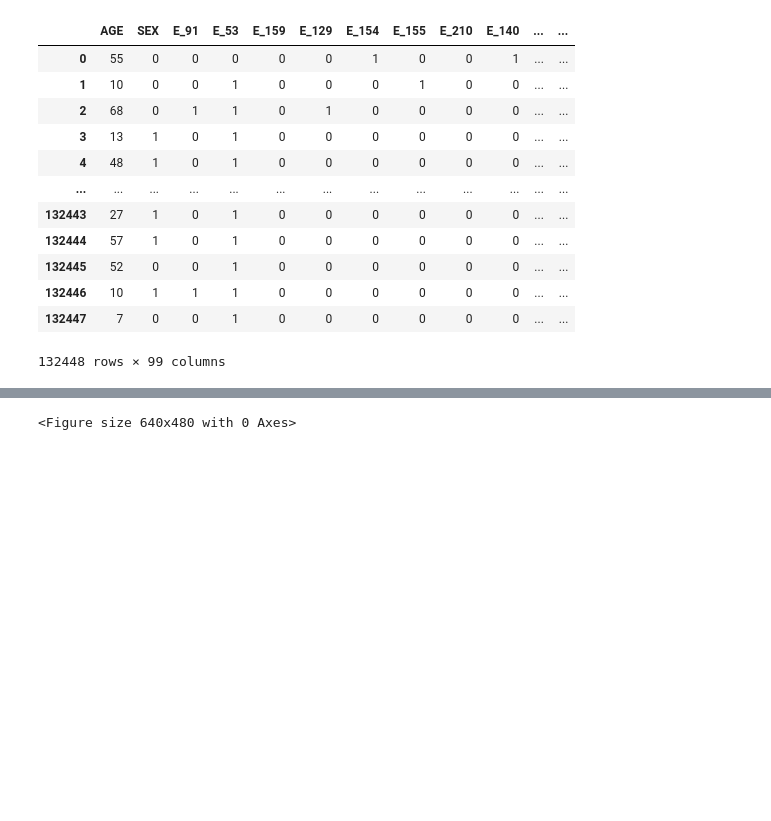
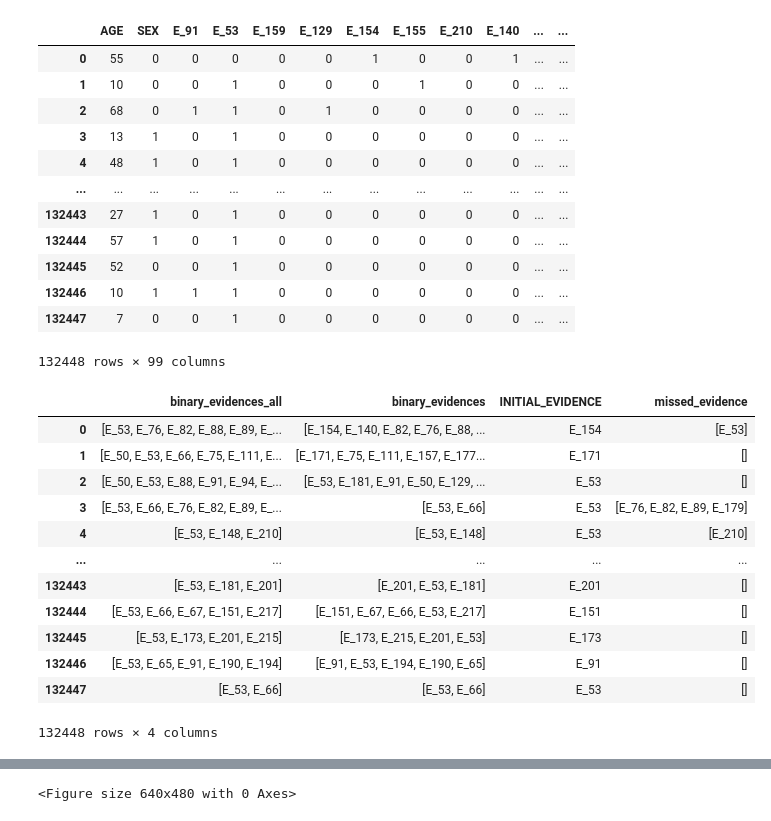
Before and after one commit to myrasaet/VITAS, a Jupyter notebook: src/eval_questionnaire.ipynb, the cells around one changed output, grey strips where cells are left out. Drawn from its saved outputs; the diff is of its cells as text; code cells hidden in the pictures; blank space fills up the shorter version.

```diff
--- a/src/eval_questionnaire.ipynb
+++ b/src/eval_questionnaire.ipynb
@@ -90,8 +91,9 @@ def data_proc(df, questionairre, feature_importance_df):
     for e in evidences_list:
         df[e] = df["binary_evidences"].apply(lambda x: 1 if e in x else 0)
     df["SEX"] = df["SEX"].map({'F': 0, 'M': 1})
-    df = df[feature_columns + ["PATHOLOGY"]]
-    return df, hit_rate
+    ftr_df = df[feature_columns + ["PATHOLOGY"]]
+    questionairre_df = df[["binary_evidences_all", "binary_evidences", "INITIAL_EVIDENCE"]]
+    return ftr_df, hit_rate, questionairre_df
 # %%
 def pred(x):
     pred_list = []
@@ -109,6 +111,9 @@ def pred(x):
         return list(pred_df.index)
     else:
         return []
+# %%
+def get_missed_evidence(actual, asked):
+    return list(set(actual)^set(asked))
 # %% [markdown]
 ## Random Forest
 # %%
@@ -168,5 +173,5 @@ data_proc(diagnosis_df_valid.head(5), questionairre, feature_importance_df)
 # %%
-diagnosis_df_valid, hit_rate = data_proc(diagnosis_df_valid, questionairre, feature_importance_df)
+diagnosis_df_valid, hit_rate, questionairre_df = data_proc(diagnosis_df_valid, questionairre, feature_importance_df)
 # sample x% of the validation dataset
 # diagnosis_df_valid = diagnosis_df_valid.sample(frac=0.01, random_state=1)
 diagnosis_df_valid
@@ -184,3 +189,20 @@ diagnosis_df_valid
 | 132446 | 10 | 1 | 1 | 1 | 0 | 0 | 0 | 0 | 0 | 0 | ... | ... |
 | 132447 | 7 | 0 | 0 | 1 | 0 | 0 | 0 | 0 | 0 | 0 | ... | ... |
 132448 rows × 99 columns
+# %%
+questionairre_df["missed_evidence"] = questionairre_df.progress_apply(lambda x: get_missed_evidence(x[0], x[1]), axis=1)
+questionairre_df
+# %% [output]
+|  | binary_evidences_all | binary_evidences | INITIAL_EVIDENCE | missed_evidence |
+| 0 | [E_53, E_76, E_82, E_88, E_89, E_... | [E_154, E_140, E_82, E_76, E_88, ... | E_154 | [E_53] |
+| 1 | [E_50, E_53, E_66, E_75, E_111, E... | [E_171, E_75, E_111, E_157, E_177... | E_171 | [] |
+| 2 | [E_50, E_53, E_88, E_91, E_94, E_... | [E_53, E_181, E_91, E_50, E_129, ... | E_53 | [] |
+| 3 | [E_53, E_66, E_76, E_82, E_89, E_... | [E_53, E_66] | E_53 | [E_76, E_82, E_89, E_179] |
+| 4 | [E_53, E_148, E_210] | [E_53, E_148] | E_53 | [E_210] |
+| ... | ... | ... | ... | ... |
+| 132443 | [E_53, E_181, E_201] | [E_201, E_53, E_181] | E_201 | [] |
+| 132444 | [E_53, E_66, E_67, E_151, E_217] | [E_151, E_67, E_66, E_53, E_217] | E_151 | [] |
+| 132445 | [E_53, E_173, E_201, E_215] | [E_173, E_215, E_201, E_53] | E_173 | [] |
+| 132446 | [E_53, E_65, E_91, E_190, E_194] | [E_91, E_53, E_194, E_190, E_65] | E_91 | [] |
+| 132447 | [E_53, E_66] | [E_53, E_66] | E_53 | [] |
+132448 rows × 4 columns
```
Also changed, not shown: parts of 11 cells of this notebook, 9 other files.
